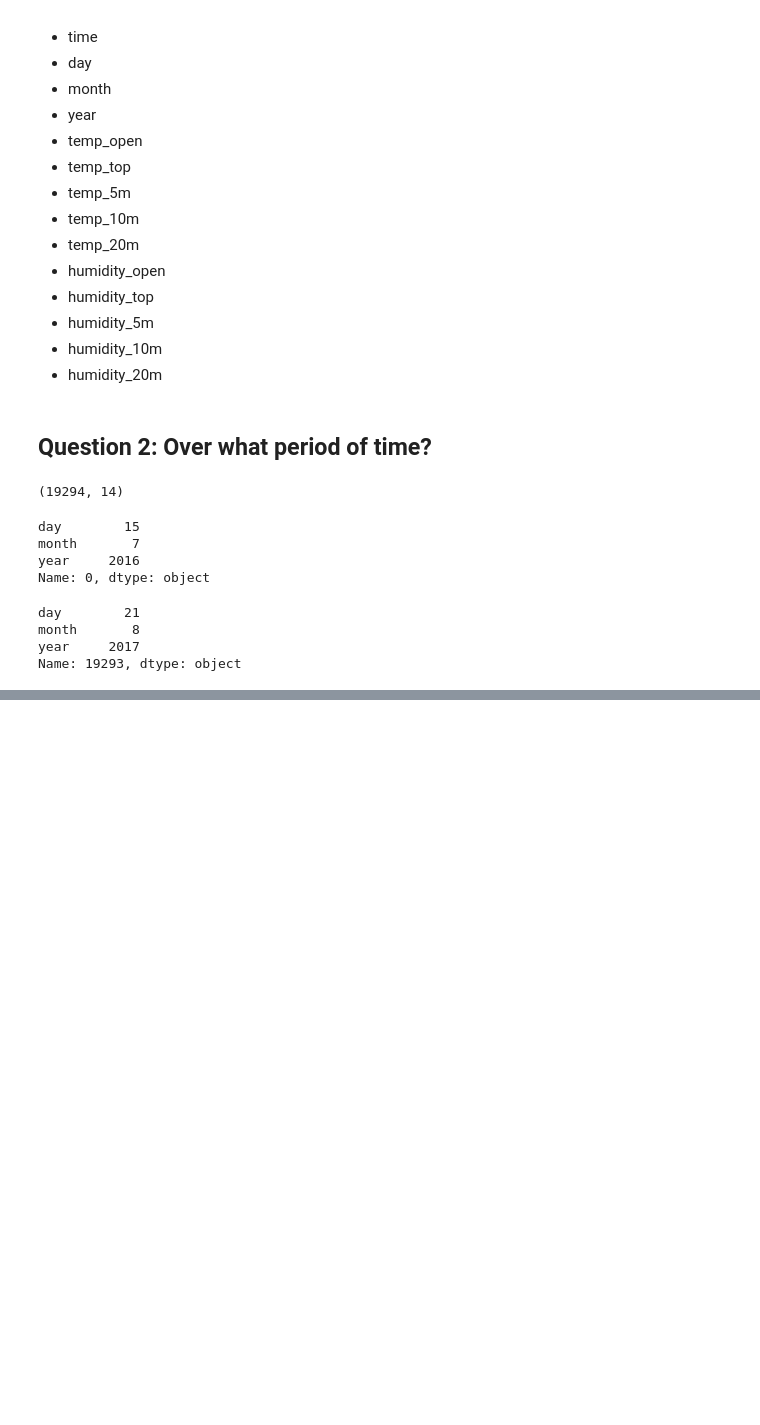
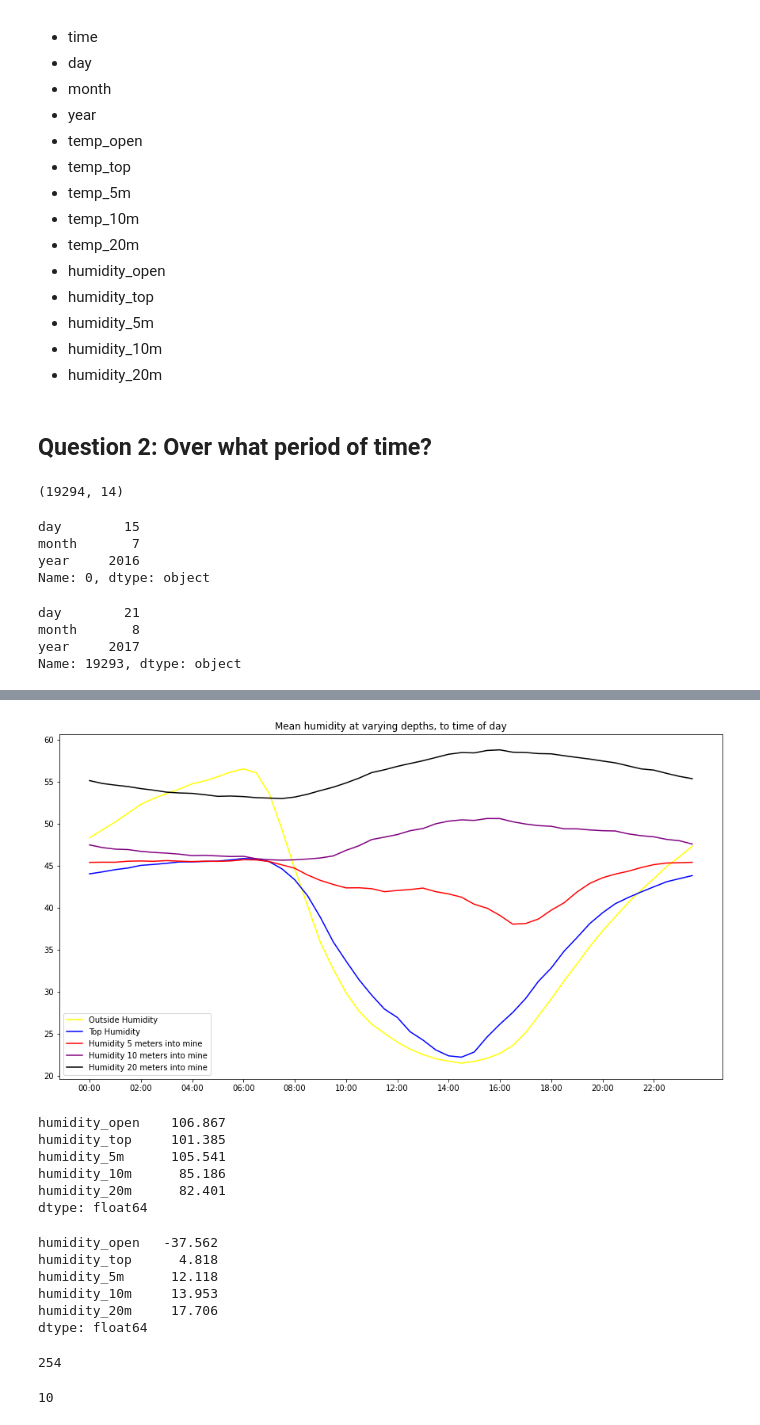
Before and after one commit to Namibnat/hope_mine_data, a Jupyter notebook: notebooks/analyse.ipynb, the cells around one changed output, grey strips where cells are left out. Drawn from its saved outputs; the diff is of its cells as text; code cells hidden in the pictures; blank space fills up the shorter version.

```diff
--- a/notebooks/analyse.ipynb
+++ b/notebooks/analyse.ipynb
@@ -173,0 +163,47 @@ Time was sampled twice an hour, it appears, but that time changes (perhaps this
+# %%
+# 'humidity_open', 'humidity_top', 'humidity_5m', 'humidity_10m', 'humidity_20m'
+
+humidity_outside_by_time = df.groupby(df['time'])['humidity_open'].agg({lambda x: x.mean(skipna=False)})
+humidity_top_by_time = df.groupby(df['time'])['humidity_top'].agg({lambda x: x.mean(skipna=False)})
+humidity_5m_by_time = df.groupby(df['time'])['humidity_5m'].agg({lambda x: x.mean(skipna=True)})
+humidity_10m_by_time = df.groupby(df['time'])['humidity_10m'].agg({lambda x: x.mean(skipna=False)})
+humidity_20m_by_time = df.groupby(df['time'])['humidity_20m'].agg({lambda x: x.mean(skipna=True)})
+# %%
+fig, ax = plt.subplots(figsize=(15, 8))
+_ = ax.plot(humidity_outside_by_time, color='yellow', label='Outside Humidity')
+_ = ax.plot(humidity_top_by_time, color='blue', label='Top Humidity')
+_ = ax.plot(humidity_5m_by_time, color='red', label='Humidity 5 meters into mine')
+_ = ax.plot(humidity_10m_by_time, color='purple', label='Humidity 10 meters into mine')
+_ = ax.plot(humidity_20m_by_time, color='black', label='Humidity 20 meters into mine')
+_ = ax.set_xticks([f'{str(h).zfill(2)}:00' for h in range(0, 24, 2)])
+_ = ax.set_title("Mean humidity at varying depths, to time of day")
+_ = ax.legend()
+# %% [output]
+[figure, added]
+# %%
+humidity_columns = ['humidity_open', 'humidity_top', 'humidity_5m', 'humidity_10m', 'humidity_20m']
+df.loc[:, [*humidity_columns]].max()
+# %% [output]
+humidity_open    106.867
+humidity_top     101.385
+humidity_5m      105.541
+humidity_10m      85.186
+humidity_20m      82.401
+dtype: float64
+# %%
+df.loc[:, [*humidity_columns]].min()
+# %% [output]
+humidity_open   -37.562
+humidity_top      4.818
+humidity_5m      12.118
+humidity_10m     13.953
+humidity_20m     17.706
+dtype: float64
+# %%
+df.loc[df['humidity_open'] > 100]['humidity_open'].count()
+# %% [output]
+254
+# %%
+df.loc[df['humidity_open'] < 0]['humidity_open'].count()
+# %% [output]
+10
```
Also changed, not shown: parts of 26 cells of this notebook, 2 other files.
